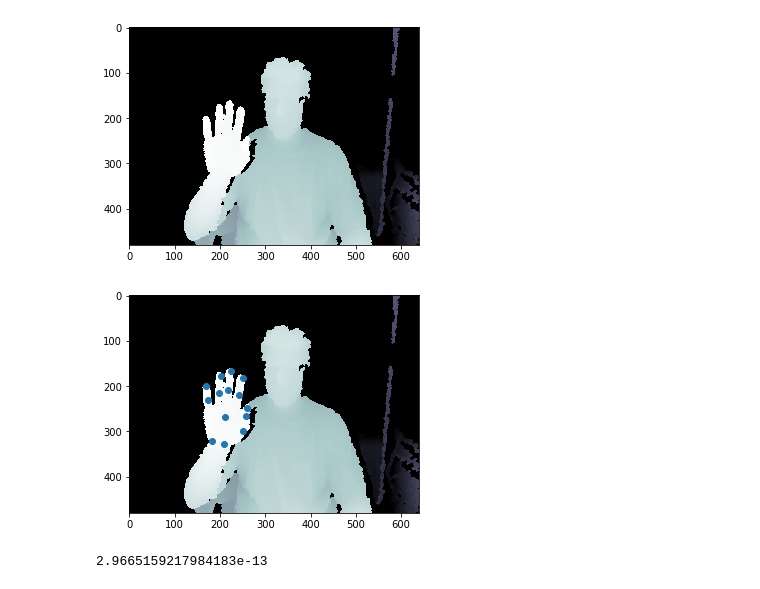
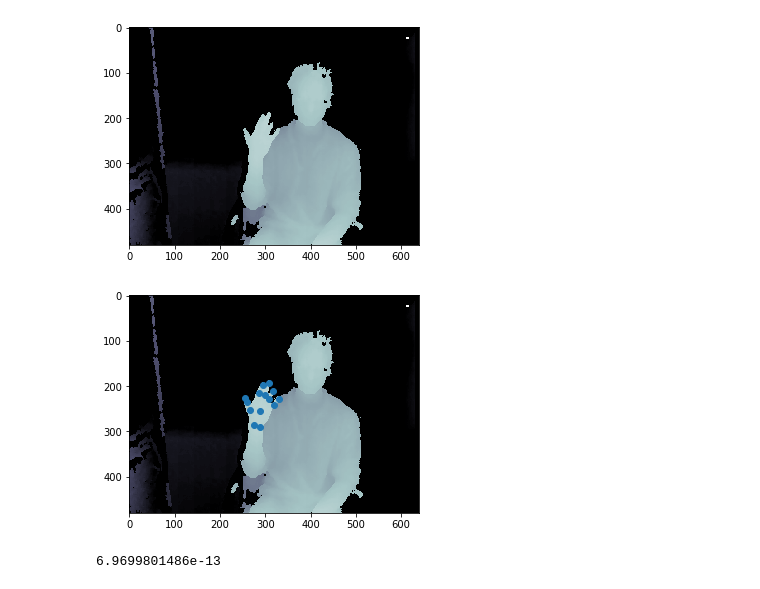
Before and after one commit to xkunwu/depth-hand, a Jupyter notebook: data/nyu_hand.ipynb, the cells around one changed output. Drawn from its saved outputs; the diff is of its cells as text; code cells hidden in the pictures.

Commit message:
cropping bug in nyu_hand

```diff
--- a/data/nyu_hand.ipynb
+++ b/data/nyu_hand.ipynb
@@ -4,20 +4,21 @@ from skimage import io as skimio
 
 img_name = '/home/xwu/data/nyu_hand/test/depth_1_0000001.png'
 mat_name = '/home/xwu/data/nyu_hand/test/joint_data.mat'
+img_name = '/home/xwu/data/univue/palau/nyu_hand/log/super_ov3edt2m/depth_1_0002600.png'
 
 img = skimio.imread(img_name).astype(float)
 dep = (img[:, :, 1] * 256) + img[:, :, 2]
 mpplot.imshow(dep, cmap=mpplot.cm.bone_r)
 mpplot.show()
 # %% [output]
-[figure, old version]
+[figure, new version]
 # %%
 import numpy as np
 import scipy.io
 from collections import namedtuple
 
-caminfo = namedtuple('caminfo', ['focal', 'centre'])
-ci = caminfo((588.036865, 587.075073), (320, 240))
+caminfo = namedtuple('caminfo', ['focal', 'centre', 'z_range', 'crop_size'])
+ci = caminfo((588.036865, 587.075073), (320, 240), (100., 2060.), 128)
 
 def d2z_to_raw(p2z, caminfo):
     """ reproject 2d poses to 3d.
@@ -34,33 +35,33 @@ def raw_to_2dz(points3, caminfo):
     """ project 3D point onto image plane using camera info
         Args:
             points3: nx3 array, raw input in real world coordinates
     """
     points3 = points3.astype(float)
     pose_z = points3[:, 2]
     pose2d = points3[:, 0:2] / pose_z.reshape(-1, 1) * caminfo.focal + caminfo.centre
     #pose2d = pose2d[:, ::-1]  # image coordinates: reverse x, y
     return pose2d, pose_z
 
 def raw_to_2d(points3, caminfo):
     pose2d, _ = raw_to_2dz(points3, caminfo)
     return pose2d
 
 mat_reader = scipy.io.loadmat(mat_name)
 join_keep = (0, 3, 6, 9, 12, 15, 18, 21, 24, 25, 27, 30, 31, 32)
-poses = mat_reader['joint_xyz'][0, 0, join_keep, :]
+poses = mat_reader['joint_xyz'][0, 2600, join_keep, :]
 #print(poses)
 poses[:, 1] *= -1
 pose2d, pose_z = raw_to_2dz(poses, ci)
 #print(pose2d)
 mpplot.imshow(dep, cmap=mpplot.cm.bone_r)
 mpplot.plot(pose2d[:, 0], pose2d[:, 1], 'o')
 mpplot.show()
 uvd = np.hstack((
     pose2d,
     pose_z.reshape(-1, 1))
 )
 poses_rep = d2z_to_raw(uvd, ci)
 print(np.sum(np.abs(poses - poses_rep)))
 # %% [output]
-[figure, old version]
+[figure, new version]
-2.9665159217984183e-13
+6.9699801486e-13
```
Also changed, not shown: parts of 1 cell of this notebook, 10 other files.
